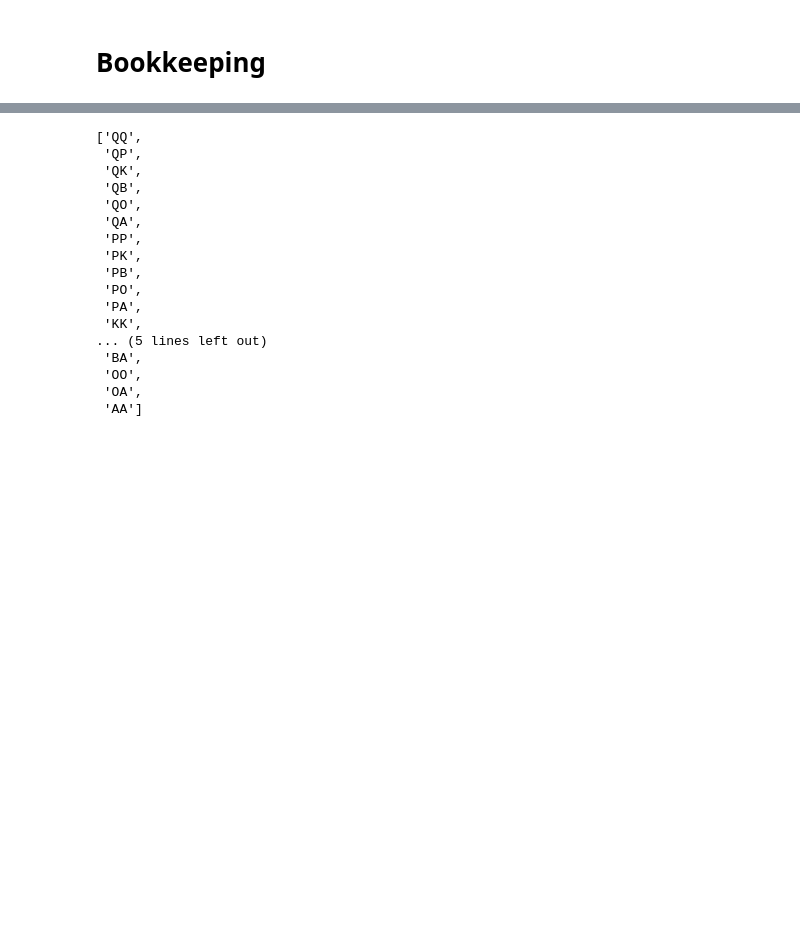
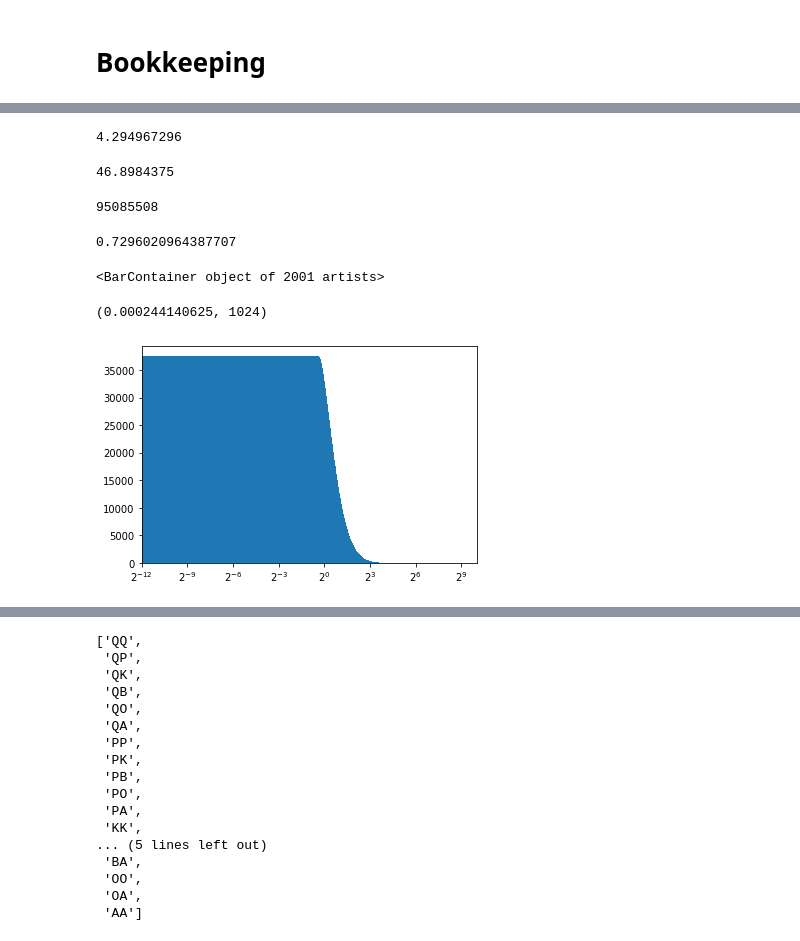
Before and after one commit to Complexio/sedgen, a Jupyter notebook: notebooks/bookkeeping.ipynb, the cells around one changed output, grey strips where cells are left out. Drawn from its saved outputs; the diff is of its cells as text; code cells hidden in the pictures; blank space fills up the shorter version.

```diff
--- a/notebooks/bookkeeping.ipynb
+++ b/notebooks/bookkeeping.ipynb
@@ -10,0 +85,9 @@ dataset = Input(["Q" ,"P", "K", "B", "O", "A"])
+# %%
+csds = np.array([
+    lognorm(s=1, loc=0, scale=1),
+    lognorm(s=1, loc=0, scale=1),
+    lognorm(s=1, loc=0, scale=1),
+    lognorm(s=1, loc=0, scale=1),
+    lognorm(s=1, loc=0, scale=1),
+    lognorm(s=1, loc=0, scale=1),
+])
@@ -10,0 +98,3 @@ dataset = Input(["Q" ,"P", "K", "B", "O", "A"])
+# %%
+n_crystals = 1e9 / calculate_volume_sphere(np.exp(csds[0].median()), diameter=True)
+n_crystals/1e6
@@ -10,0 +118,2 @@ dataset = Input(["Q" ,"P", "K", "B", "O", "A"])
+# %%
+pdf_normalized = csds[0].pdf(bins) / np.sum(csds[0].pdf(bins))
@@ -10,0 +122,2 @@ dataset = Input(["Q" ,"P", "K", "B", "O", "A"])
+# %%
+test = (pdf_normalized * n_crystals).astype('int')
@@ -10,0 +130,12 @@ dataset = Input(["Q" ,"P", "K", "B", "O", "A"])
+# %%
+2**32 / 1e9
+# %% [output]
+4.294967296
+# %%
+6 * test.nbytes / 1024  # kB
+# %% [output]
+46.8984375
+# %%
+test.sum()
+# %% [output]
+95085508
@@ -10,0 +144,12 @@ dataset = Input(["Q" ,"P", "K", "B", "O", "A"])
+# %%
+np.sum(test * bins_volumes) / 1e9
+# %% [output]
+0.7296020964387707
+# %%
+plt.bar(bins, test)
+plt.gca().set_xscale('log', basex=2)
+plt.xlim(2**-12, 2**10)
+# %% [output]
+<BarContainer object of 2001 artists>
+(0.000244140625, 1024)
+[figure, added]
```
Also changed, not shown: parts of 184 cells of this notebook, 2 other files.
